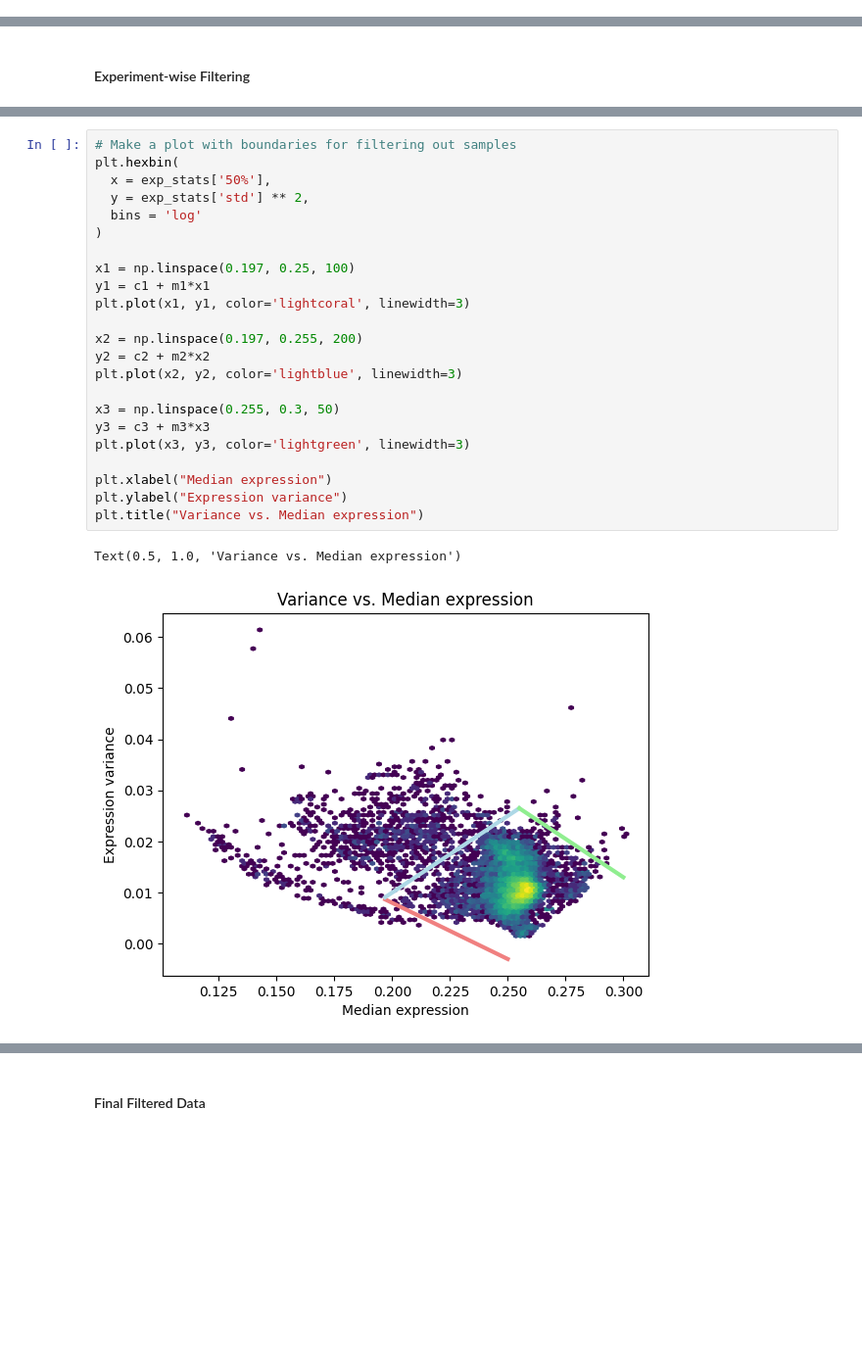
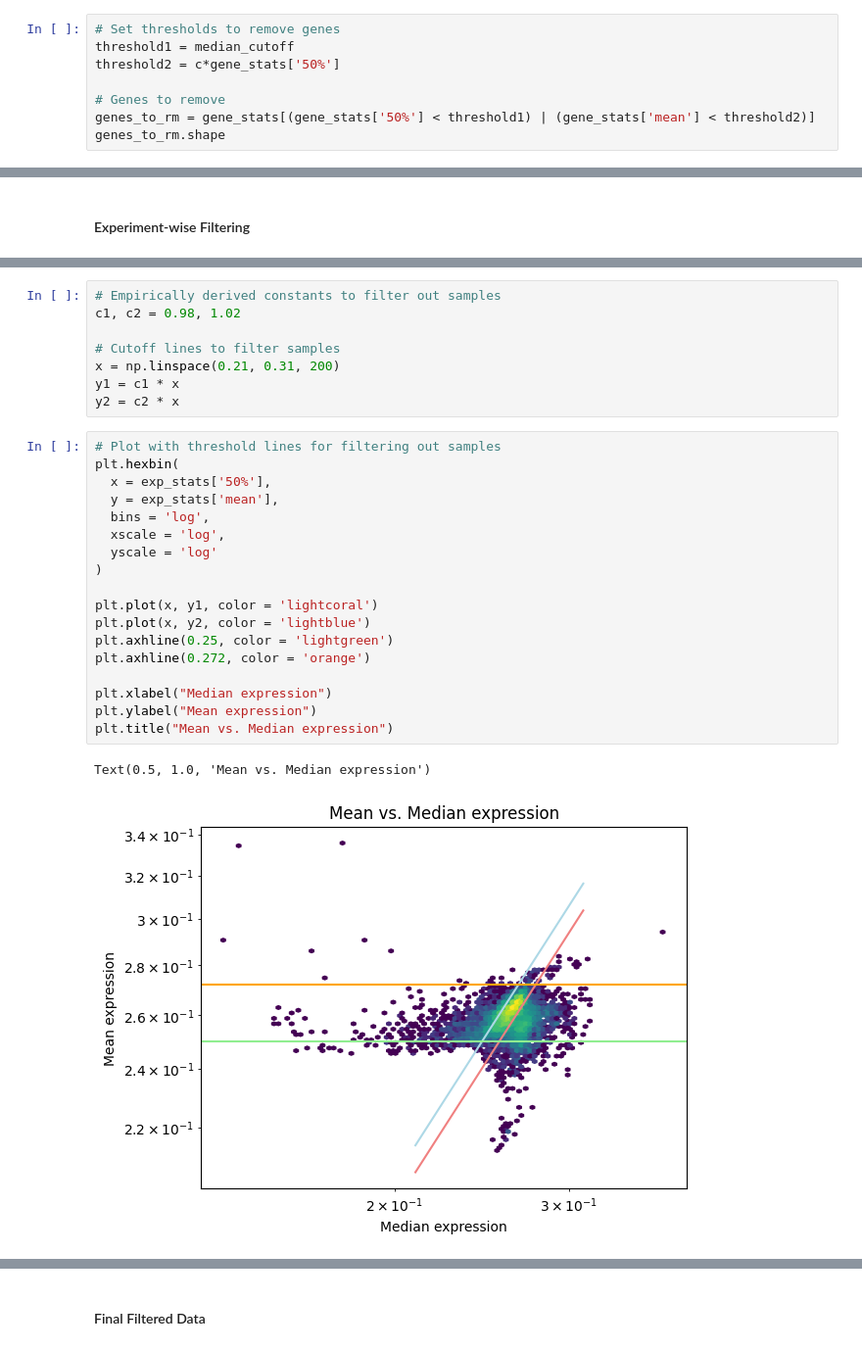
Before and after one commit to Mukundan-T/seqADAGE, a Jupyter notebook: Py/muk_transfer_learning/Mukundan_sA_ecmg_tl.ipynb, the cells around one changed output, grey strips where cells are left out. Shown at 98% size. Drawn from its saved outputs; the diff is of its cells as text; blank space fills up the shorter version.

```diff
--- a/Py/muk_transfer_learning/Mukundan_sA_ecmg_tl.ipynb
+++ b/Py/muk_transfer_learning/Mukundan_sA_ecmg_tl.ipynb
@@ -184,0 +158,8 @@ Text(0.5, 1.0, 'Variance vs. Mean expression')
+# %%
+# Set thresholds to remove genes
+threshold1 = median_cutoff
+threshold2 = c*gene_stats['50%']
+
+# Genes to remove
+genes_to_rm = gene_stats[(gene_stats['50%'] < threshold1) | (gene_stats['mean'] < threshold2)]
+genes_to_rm.shape
@@ -220,26 +226,29 @@ m1, m2, m3 = -0.22, 0.3, -0.3
+# %%
+# Empirically derived constants to filter out samples
+c1, c2 = 0.98, 1.02
+
+# Cutoff lines to filter samples
+x = np.linspace(0.21, 0.31, 200)
+y1 = c1 * x
+y2 = c2 * x
 # %%
-# Make a plot with boundaries for filtering out samples
+# Plot with threshold lines for filtering out samples
 plt.hexbin(
   x = exp_stats['50%'],
-  y = exp_stats['std'] ** 2,
-  bins = 'log'
+  y = exp_stats['mean'],
+  bins = 'log',
+  xscale = 'log',
+  yscale = 'log'
 )
 
-x1 = np.linspace(0.197, 0.25, 100)
-y1 = c1 + m1*x1
-plt.plot(x1, y1, color='lightcoral', linewidth=3)
-
-x2 = np.linspace(0.197, 0.255, 200)
-y2 = c2 + m2*x2
-plt.plot(x2, y2, color='lightblue', linewidth=3)
-
-x3 = np.linspace(0.255, 0.3, 50)
-y3 = c3 + m3*x3
-plt.plot(x3, y3, color='lightgreen', linewidth=3)
+plt.plot(x, y1, color = 'lightcoral')
+plt.plot(x, y2, color = 'lightblue')
+plt.axhline(0.25, color = 'lightgreen')
+plt.axhline(0.272, color = 'orange')
 
 plt.xlabel("Median expression")
-plt.ylabel("Expression variance")
-plt.title("Variance vs. Median expression")
+plt.ylabel("Mean expression")
+plt.title("Mean vs. Median expression")
 # %% [output]
-Text(0.5, 1.0, 'Variance vs. Median expression')
+Text(0.5, 1.0, 'Mean vs. Median expression')
-[figure, old version]
+[figure, new version]
```
Also changed, not shown: parts of 24 cells of this notebook.
